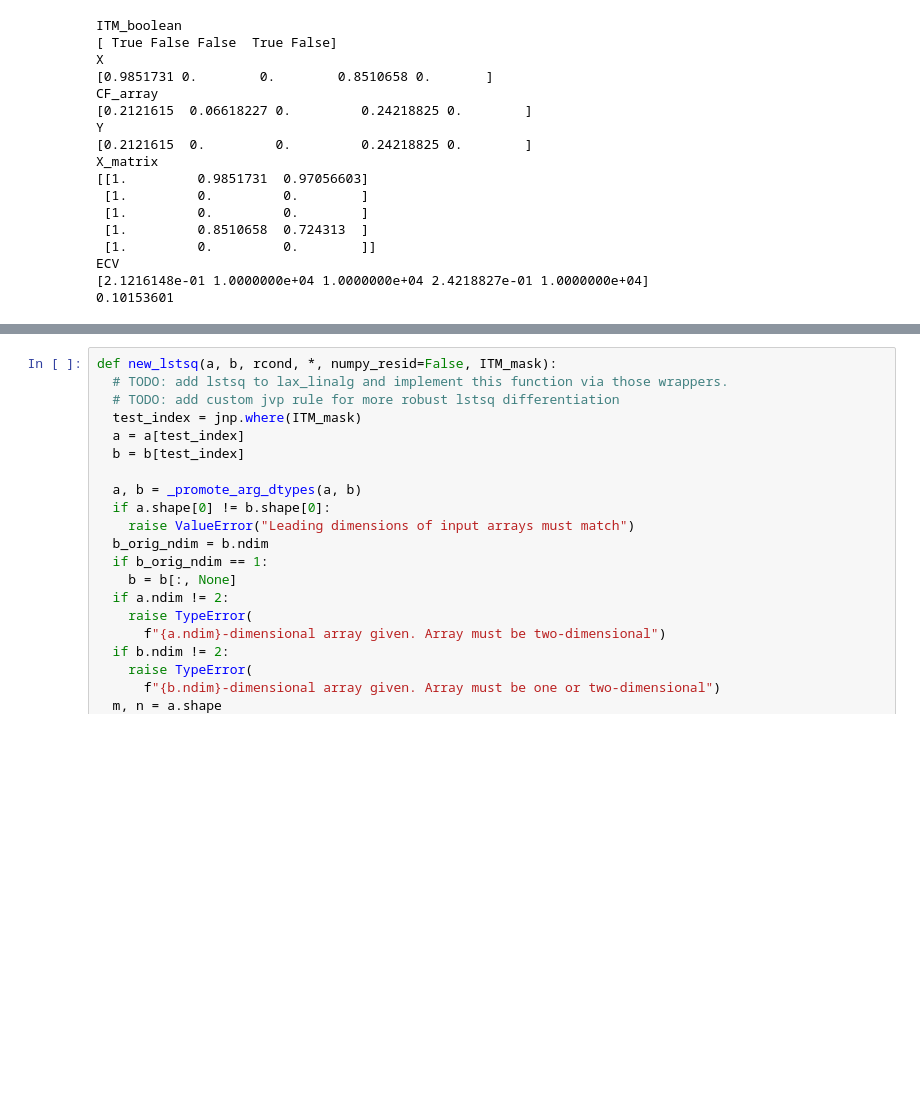
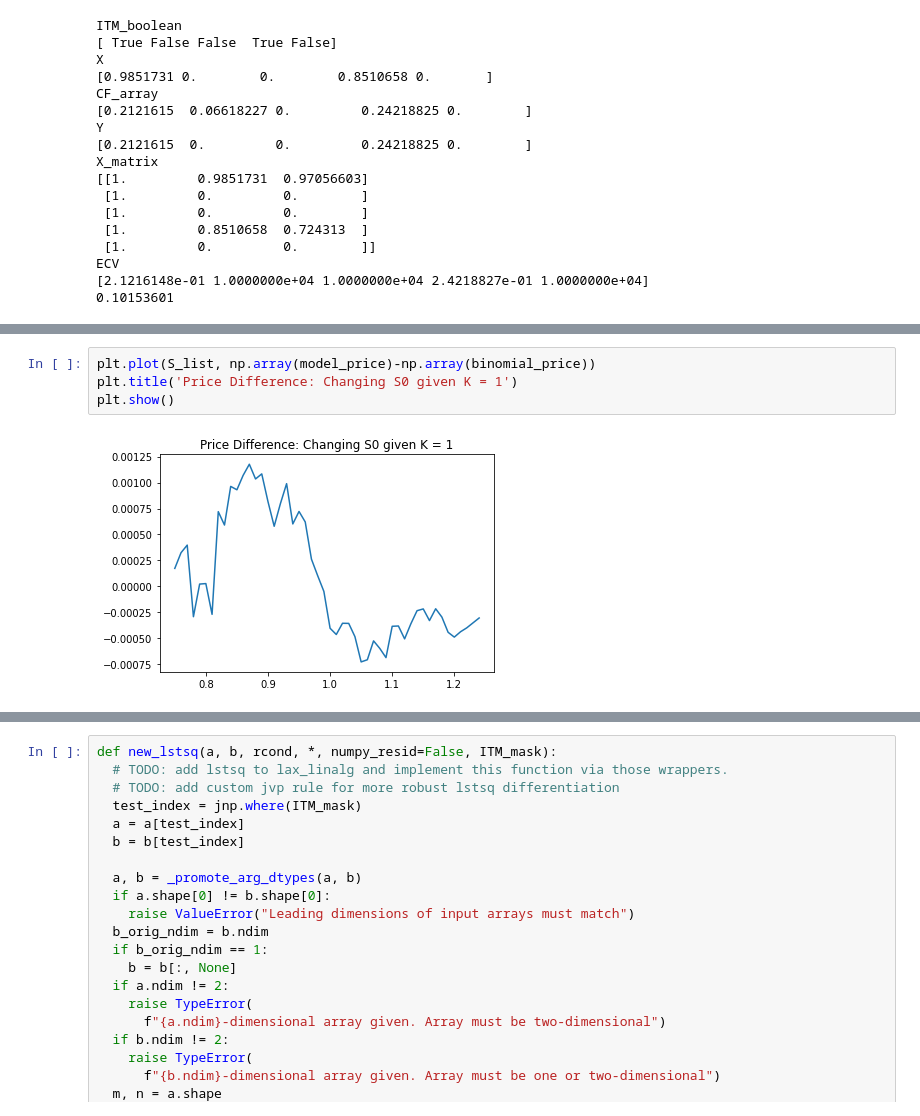
Before and after one commit to xinyanz-erin/Applied-Finance-Project, a Jupyter notebook: American_Call_jax_v4.ipynb, the cells around one changed output, grey strips where cells are left out. Cells and saved outputs as stored; diff of their text form; blank space fills up the shorter version.

```diff
--- a/American_Call_jax_v4.ipynb
+++ b/American_Call_jax_v4.ipynb
@@ -246,0 +315,6 @@ print(goptionvalueavg(keys, initial_stocks, numsteps, drift, r, cov, K, T, numpa
+# %%
+plt.plot(S_list, np.array(model_price)-np.array(binomial_price))
+plt.title('Price Difference: Changing S0 given K = 1')
+plt.show()
+# %% [output]
+[figure, added]
```
Also changed, not shown: parts of 12 cells of this notebook.
